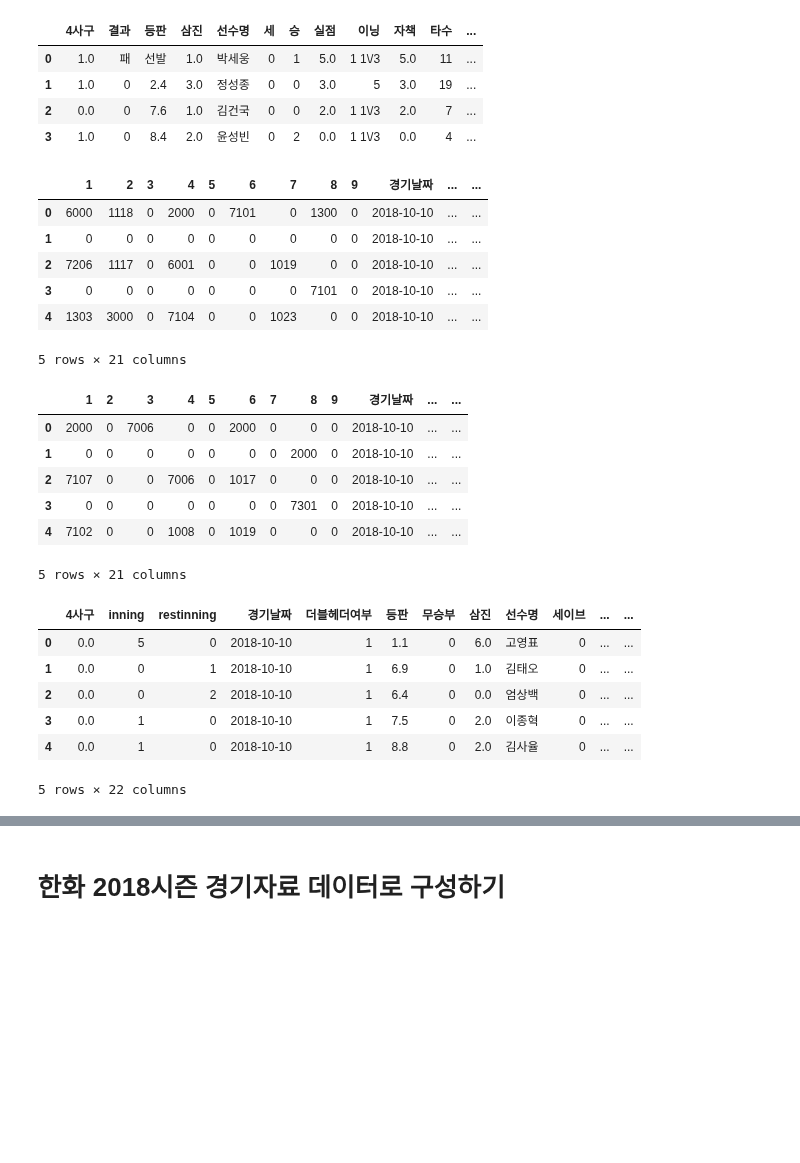
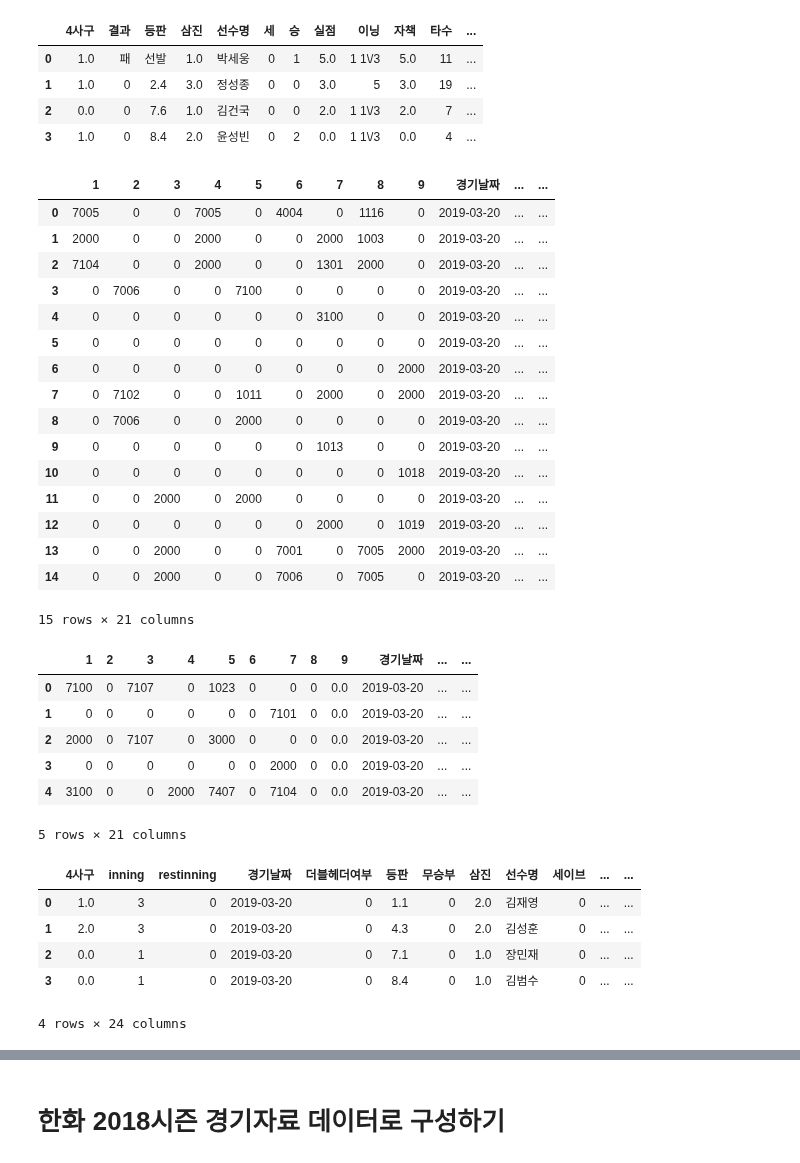
Before and after one commit to LOPES-HUFS/Data_Wrangling_for_KBO, a Jupyter notebook: notebook.ipynb, the cells around one changed output, grey strips where cells are left out. Saved outputs shown, nothing was run; the diff lists cells and outputs as text; code cells hidden in the pictures; blank space fills up the shorter version.

```diff
--- a/notebook.ipynb
+++ b/notebook.ipynb
@@ -7,6 +7,6 @@ import json
 # 하나의 경기 데이터 보여주기(크롤링한 상태와 변화된 상태)
 # %%
 # 10월 10일 kt 와 롯데 간의 첫번째 경기에 대한 데이터를 가져옵니다.
-temp_data = main.get_data("20181010","KTLT1")
+temp_data = main.get_data("20190320","HHNC0")
 # %%
 # 해당 경기 정보에 대해  제대로 데이터가 들어왔는지 확인합니다.
@@ -107,36 +107,45 @@ pd.DataFrame(temp_data['20181010_KTLT1']['home_pitcher'])
 temp=main.modify_data(temp_data)
 # %%
 #원정팀의 타자 데이터가 제대로 변경됬는지 확인합니다.
-pd.DataFrame(temp['20181010_KTLT1']['away_batter']).head()
+pd.DataFrame(temp['20190320_HHNC0']['away_batter']).head()
 # %% [output]
 |  | 1 | 2 | 3 | 4 | 5 | 6 | 7 | 8 | 9 | 경기날짜 | ... | ... |
-| 0 | 6000 | 1118 | 0 | 2000 | 0 | 7101 | 0 | 1300 | 0 | 2018-10-10 | ... | ... |
-| 1 | 0 | 0 | 0 | 0 | 0 | 0 | 0 | 0 | 0 | 2018-10-10 | ... | ... |
-| 2 | 7206 | 1117 | 0 | 6001 | 0 | 0 | 1019 | 0 | 0 | 2018-10-10 | ... | ... |
-| 3 | 0 | 0 | 0 | 0 | 0 | 0 | 0 | 7101 | 0 | 2018-10-10 | ... | ... |
-| 4 | 1303 | 3000 | 0 | 7104 | 0 | 0 | 1023 | 0 | 0 | 2018-10-10 | ... | ... |
+| 0 | 7005 | 0 | 0 | 7005 | 0 | 4004 | 0 | 1116 | 0 | 2019-03-20 | ... | ... |
+| 1 | 2000 | 0 | 0 | 2000 | 0 | 0 | 2000 | 1003 | 0 | 2019-03-20 | ... | ... |
+| 2 | 7104 | 0 | 0 | 2000 | 0 | 0 | 1301 | 2000 | 0 | 2019-03-20 | ... | ... |
+| 3 | 0 | 7006 | 0 | 0 | 7100 | 0 | 0 | 0 | 0 | 2019-03-20 | ... | ... |
+| 4 | 0 | 0 | 0 | 0 | 0 | 0 | 3100 | 0 | 0 | 2019-03-20 | ... | ... |
+| 5 | 0 | 0 | 0 | 0 | 0 | 0 | 0 | 0 | 0 | 2019-03-20 | ... | ... |
+| 6 | 0 | 0 | 0 | 0 | 0 | 0 | 0 | 0 | 2000 | 2019-03-20 | ... | ... |
+| 7 | 0 | 7102 | 0 | 0 | 1011 | 0 | 2000 | 0 | 2000 | 2019-03-20 | ... | ... |
+| 8 | 0 | 7006 | 0 | 0 | 2000 | 0 | 0 | 0 | 0 | 2019-03-20 | ... | ... |
+| 9 | 0 | 0 | 0 | 0 | 0 | 0 | 1013 | 0 | 0 | 2019-03-20 | ... | ... |
+| 10 | 0 | 0 | 0 | 0 | 0 | 0 | 0 | 0 | 1018 | 2019-03-20 | ... | ... |
+| 11 | 0 | 0 | 2000 | 0 | 2000 | 0 | 0 | 0 | 0 | 2019-03-20 | ... | ... |
+| 12 | 0 | 0 | 0 | 0 | 0 | 0 | 2000 | 0 | 1019 | 2019-03-20 | ... | ... |
+| 13 | 0 | 0 | 2000 | 0 | 0 | 7001 | 0 | 7005 | 2000 | 2019-03-20 | ... | ... |
+| 14 | 0 | 0 | 2000 | 0 | 0 | 7006 | 0 | 7005 | 0 | 2019-03-20 | ... | ... |
-5 rows × 21 columns
+15 rows × 21 columns
 # %%
 #홈팀의 타자 데이터가 제대로 변경됬는지 확인합니다.
-pd.DataFrame(temp['20181010_KTLT1']['home_batter']).head()
+pd.DataFrame(temp['20190320_HHNC0']['home_batter']).head()
 # %% [output]
 |  | 1 | 2 | 3 | 4 | 5 | 6 | 7 | 8 | 9 | 경기날짜 | ... | ... |
-| 0 | 2000 | 0 | 7006 | 0 | 0 | 2000 | 0 | 0 | 0 | 2018-10-10 | ... | ... |
-| 1 | 0 | 0 | 0 | 0 | 0 | 0 | 0 | 2000 | 0 | 2018-10-10 | ... | ... |
-| 2 | 7107 | 0 | 0 | 7006 | 0 | 1017 | 0 | 0 | 0 | 2018-10-10 | ... | ... |
-| 3 | 0 | 0 | 0 | 0 | 0 | 0 | 0 | 7301 | 0 | 2018-10-10 | ... | ... |
-| 4 | 7102 | 0 | 0 | 1008 | 0 | 1019 | 0 | 0 | 0 | 2018-10-10 | ... | ... |
+| 0 | 7100 | 0 | 7107 | 0 | 1023 | 0 | 0 | 0 | 0.0 | 2019-03-20 | ... | ... |
+| 1 | 0 | 0 | 0 | 0 | 0 | 0 | 7101 | 0 | 0.0 | 2019-03-20 | ... | ... |
+| 2 | 2000 | 0 | 7107 | 0 | 3000 | 0 | 0 | 0 | 0.0 | 2019-03-20 | ... | ... |
+| 3 | 0 | 0 | 0 | 0 | 0 | 0 | 2000 | 0 | 0.0 | 2019-03-20 | ... | ... |
+| 4 | 3100 | 0 | 0 | 2000 | 7407 | 0 | 7104 | 0 | 0.0 | 2019-03-20 | ... | ... |
 5 rows × 21 columns
 # %%
 #원정팀의 투수 데이터가 제대로 변경됬는지 확인합니다.
-pd.DataFrame(temp['20181010_KTLT1']['away_pitcher']).head()
+pd.DataFrame(temp['20190320_HHNC0']['away_pitcher']).head()
 # %% [output]
 |  | 4사구 | inning | restinning | 경기날짜 | 더블헤더여부 | 등판 | 무승부 | 삼진 | 선수명 | 세이브 | ... | ... |
-| 0 | 0.0 | 5 | 0 | 2018-10-10 | 1 | 1.1 | 0 | 6.0 | 고영표 | 0 | ... | ... |
-| 1 | 0.0 | 0 | 1 | 2018-10-10 | 1 | 6.9 | 0 | 1.0 | 김태오 | 0 | ... | ... |
-| 2 | 0.0 | 0 | 2 | 2018-10-10 | 1 | 6.4 | 0 | 0.0 | 엄상백 | 0 | ... | ... |
-| 3 | 0.0 | 1 | 0 | 2018-10-10 | 1 | 7.5 | 0 | 2.0 | 이종혁 | 0 | ... | ... |
-| 4 | 0.0 | 1 | 0 | 2018-10-10 | 1 | 8.8 | 0 | 2.0 | 김사율 | 0 | ... | ... |
+| 0 | 1.0 | 3 | 0 | 2019-03-20 | 0 | 1.1 | 0 | 2.0 | 김재영 | 0 | ... | ... |
+| 1 | 2.0 | 3 | 0 | 2019-03-20 | 0 | 4.3 | 0 | 2.0 | 김성훈 | 0 | ... | ... |
+| 2 | 0.0 | 1 | 0 | 2019-03-20 | 0 | 7.1 | 0 | 1.0 | 장민재 | 0 | ... | ... |
+| 3 | 0.0 | 1 | 0 | 2019-03-20 | 0 | 8.4 | 0 | 1.0 | 김범수 | 0 | ... | ... |
-5 rows × 22 columns
+4 rows × 24 columns
 # %%
 #홈팀의 투수 데이터가 제대로 변경됬는지 확인합니다.
```
Also changed, not shown: parts of 7 cells of this notebook.
